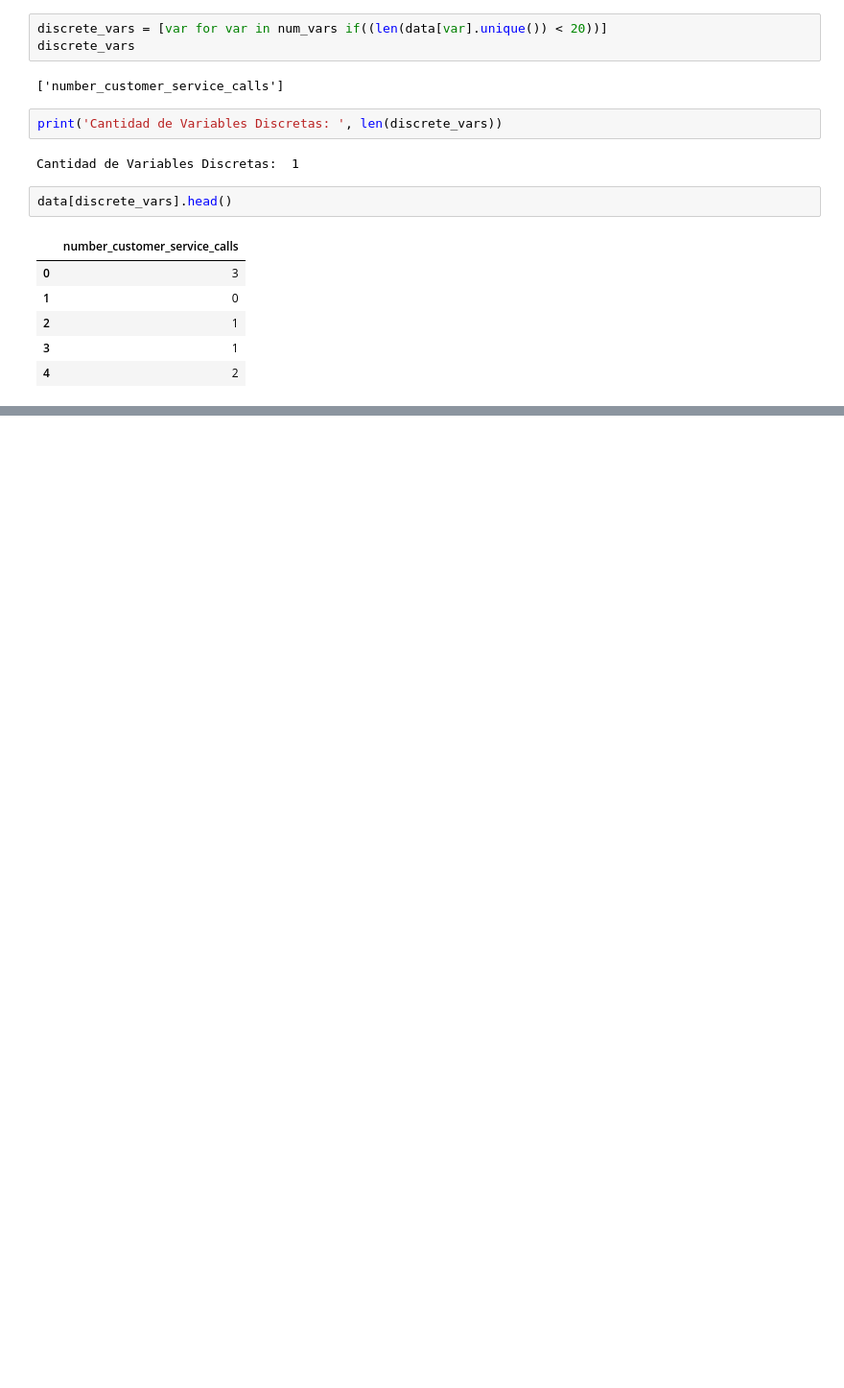
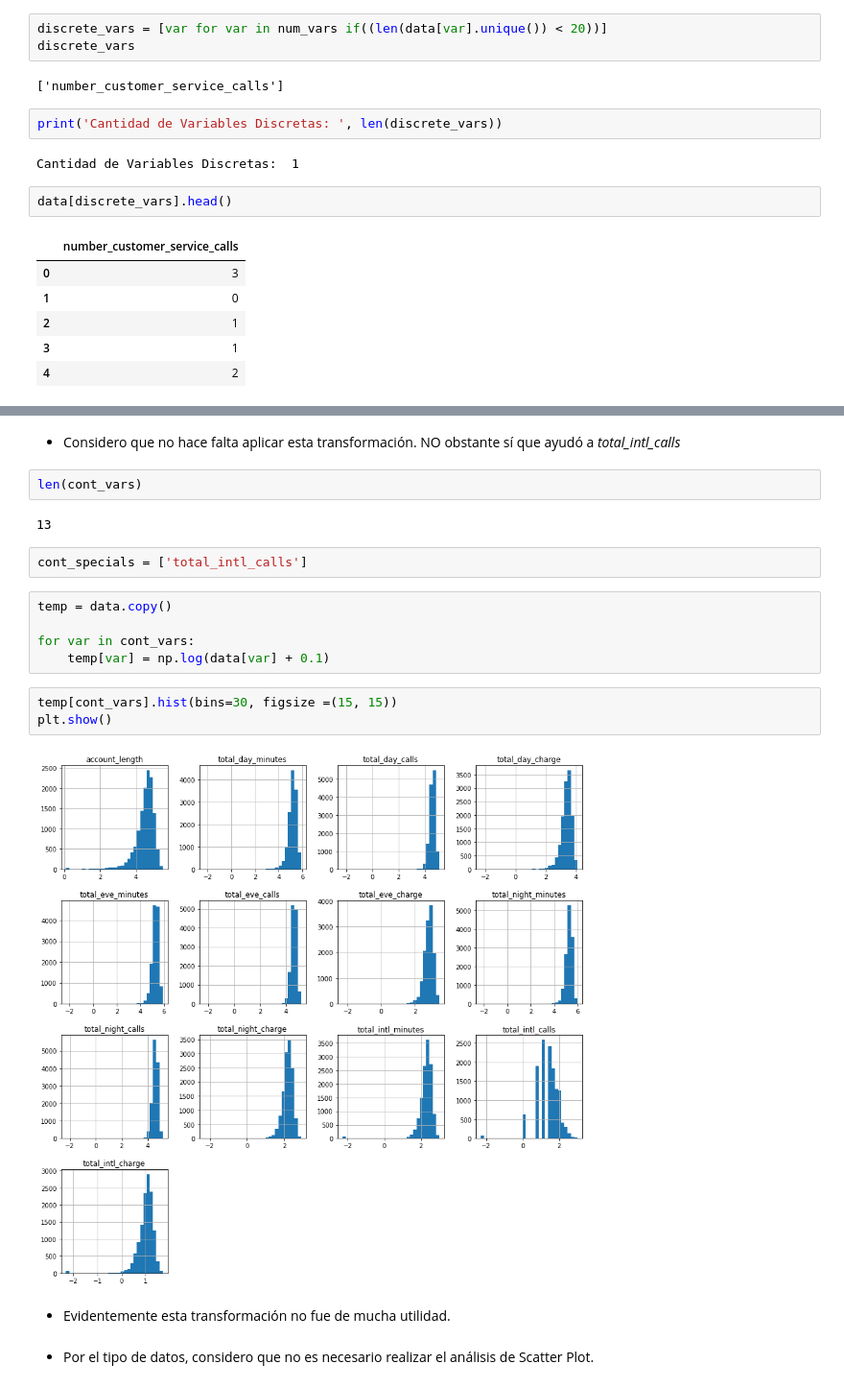
Before and after one commit to josealellamas/predictionAPI, a Jupyter notebook: Proyecto1.ipynb, the cells around one changed output, grey strips where cells are left out. Shown: that part at 96% size. Saved outputs shown, nothing was run; the diff lists cells and outputs as text; blank space fills up the shorter version.

```diff
--- a/Proyecto1.ipynb
+++ b/Proyecto1.ipynb
@@ -122,0 +189,22 @@ data[discrete_vars].head()
+# %% [markdown]
+- Considero que no hace falta aplicar esta transformación. NO obstante sí que ayudó a _total\_intl\_calls_
+# %%
+len(cont_vars)
+# %% [output]
+13
+# %%
+cont_specials = ['total_intl_calls']
+# %%
+temp = data.copy()
+
+for var in cont_vars:
+    temp[var] = np.log(data[var] + 0.1)
+# %%
+temp[cont_vars].hist(bins=30, figsize =(15, 15))
+plt.show()
+# %% [output]
+[figure, added]
+# %% [markdown]
+- Evidentemente esta transformación no fue de mucha utilidad.
+# %% [markdown]
+- Por el tipo de datos, considero que no es necesario realizar el análisis de Scatter Plot.
```
Also changed, not shown: parts of 26 cells of this notebook.
